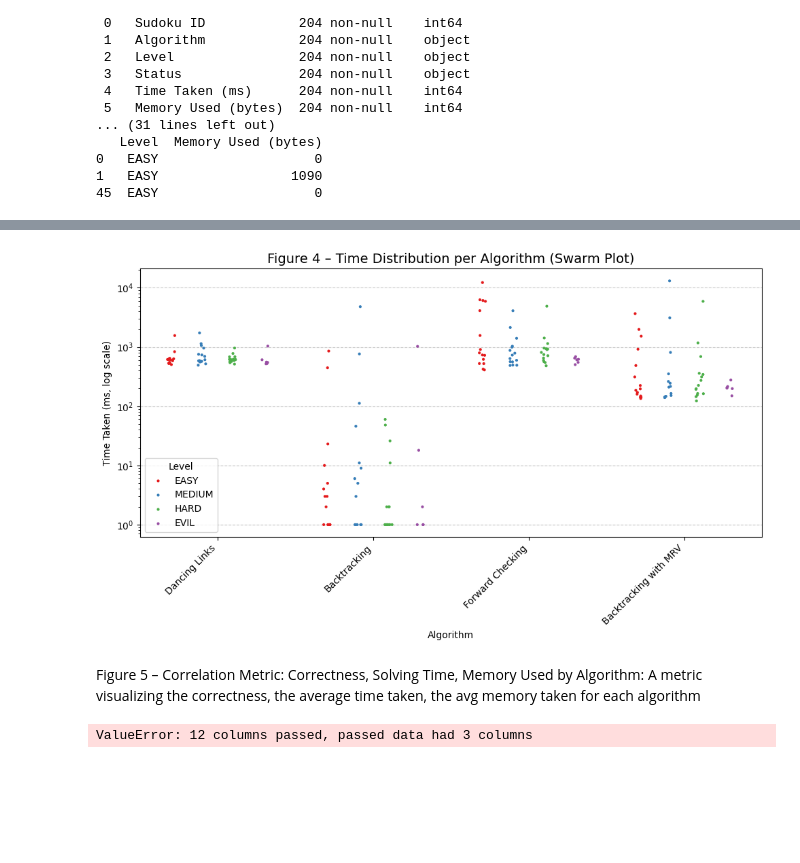
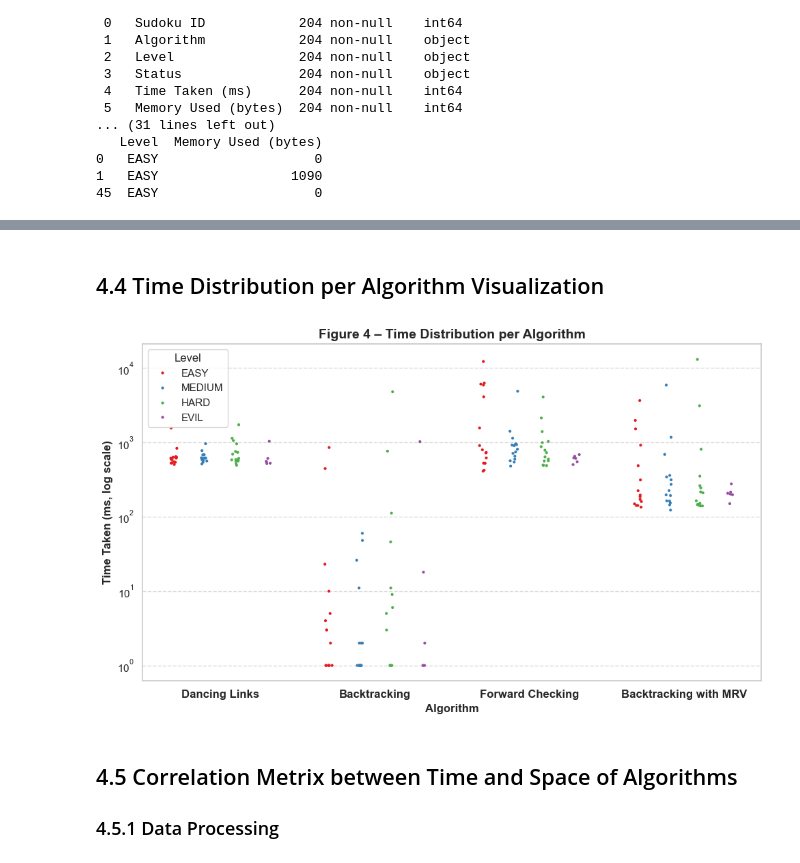
Before and after one commit to lucietran03/SodokuSolver_DSAProject, a Jupyter notebook: src/performance-analysis/Visualization.ipynb, the cells around one changed output, grey strips where cells are left out. Saved outputs shown, nothing was run; the diff lists cells and outputs as text; code cells hidden in the pictures; blank space fills up the shorter version.

```diff
--- a/src/performance-analysis/Visualization.ipynb
+++ b/src/performance-analysis/Visualization.ipynb
@@ -179,80 +255,36 @@ plt.savefig(output_path, dpi=300)
+# %% [markdown]
+## 4.4 Time Distribution per Algorithm Visualization
 # %%
+# Define the desired order of levels
+desired_order = ['EASY', 'MEDIUM', 'HARD', 'EVIL']
+
+# Reorder the 'Level' column in raw_data
+raw_data['Level'] = pd.Categorical(raw_data['Level'], categories=desired_order, ordered=True)
+
+# Create the strip plot
 plt.figure(figsize=(10, 6))
 sns.stripplot(
     data=raw_data,
     x='Algorithm',               # Group by Algorithm
     y='Time Taken (ms)',         # Plot Time Taken
     hue='Level',                 # Add color differentiation for Level
     palette='Set1',              # Clear color palette
     size=3,
     jitter=True,
     dodge=True,                  # Separate each level's data
     legend=True
 )
 plt.yscale('log')               # Log scale for better time distribution visualization
-plt.title('Figure 4 – Time Distribution per Algorithm (Swarm Plot)', fontsize=14)
-plt.xlabel('Algorithm')
-plt.ylabel('Time Taken (ms, log scale)')
-plt.xticks(rotation=45, ha='right')
+plt.title('Figure 4 – Time Distribution per Algorithm', fontsize=14, weight='bold')
+plt.xlabel('Algorithm', weight='bold')
+plt.ylabel('Time Taken (ms, log scale)', weight='bold')
+plt.xticks(rotation=0, ha='center', fontsize=12, weight='bold')
 plt.grid(axis='y', linestyle='--', alpha=0.7)
 plt.tight_layout()
+plt.savefig('visualization_outputs/time_distribution_per_algorithm.png', dpi=300)
 plt.show()
 # %% [output]
-[figure, old version]
+[figure, new version]
-# %% [markdown]
-Figure 5 – Correlation Metric: Correctness, Solving Time, Memory Used by Algorithm: A metric visualizing the correctness, the average time taken, the avg memory taken for each algorithm
-# %%
-import pandas as pd
-import seaborn as sns
-import matplotlib.pyplot as plt
-
-# Prepare the grouped data (Without Level)
-grouped = raw_data.groupby(['Algorithm']).agg({
-    'Status': lambda x: (x == 'Solved').mean() * 100,  # Correctness %
-    'Time Taken (ms)': 'mean',                         # Average time
-    'Memory Used (bytes)': 'mean'                      # Average memory
-}).reset_index()
-
-# Convert memory to MB
-grouped['Memory Used (MB)'] = grouped['Memory Used (bytes)'] / (1024 * 1024)
-
-# Round values for display
-grouped['Correctness (%)'] = grouped['Status'].round(1)
-grouped['Time Taken (ms)'] = grouped['Time Taken (ms)'].round(1)
-grouped['Memory Used (MB)'] = grouped['Memory Used (MB)'].round(1)
-
-# Create columns for each metric with Algorithm name
-metrics = ['Correctness (%)', 'Time Taken (ms)', 'Memory Used (MB)']
-columns = [f'{algo} {metric}' for algo in grouped['Algorithm'] for metric in metrics]
-
-# Reshape the data so we can create a correlation matrix
-data = []
-for algo in grouped['Algorithm']:
-    row = []
-    for metric in metrics:
-        row.append(grouped[grouped['Algorithm'] == algo][metric].values[0])
-    data.append(row)
-
-# Create a DataFrame from reshaped data
-heatmap_data = pd.DataFrame(data, columns=columns, index=columns)
-
-# Plot heatmap
-plt.figure(figsize=(16, 8))
-sns.heatmap(
-    heatmap_data,
-    annot=True,
-    fmt='.1f',
-    cmap='RdYlGn',
-    cbar_kws={'label': 'Values'},
-    linewidths=0.5
-)
-
-# Add title and axis labels
-plt.title('Figure 5 – Correlation Metric: Correctness, Solving Time, Memory Used by Algorithm', fontsize=14)
-plt.xlabel('Metrics')
-plt.ylabel('Metrics')
-
-plt.tight_layout()
-plt.show()
-# %% [output]
-ValueError: 12 columns passed, passed data had 3 columns
+# %% [markdown]
+## 4.5 Correlation Metrix between Time and Space of Algorithms
+### 4.5.1 Data Processing
```
Also changed, not shown: parts of 11 cells of this notebook, 8 other files.
